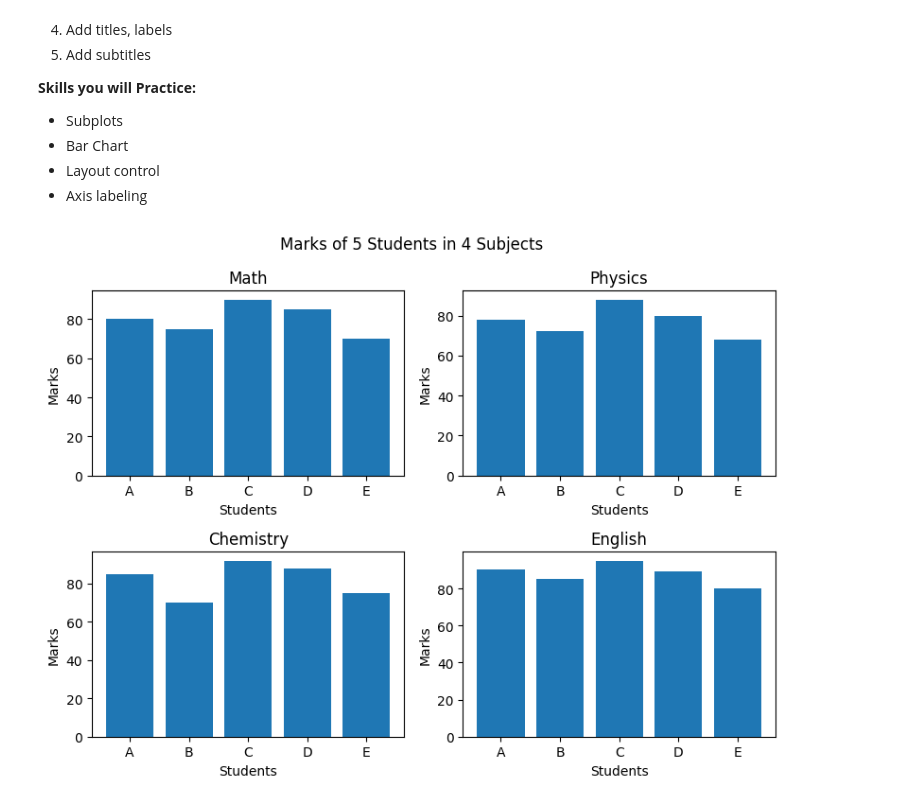
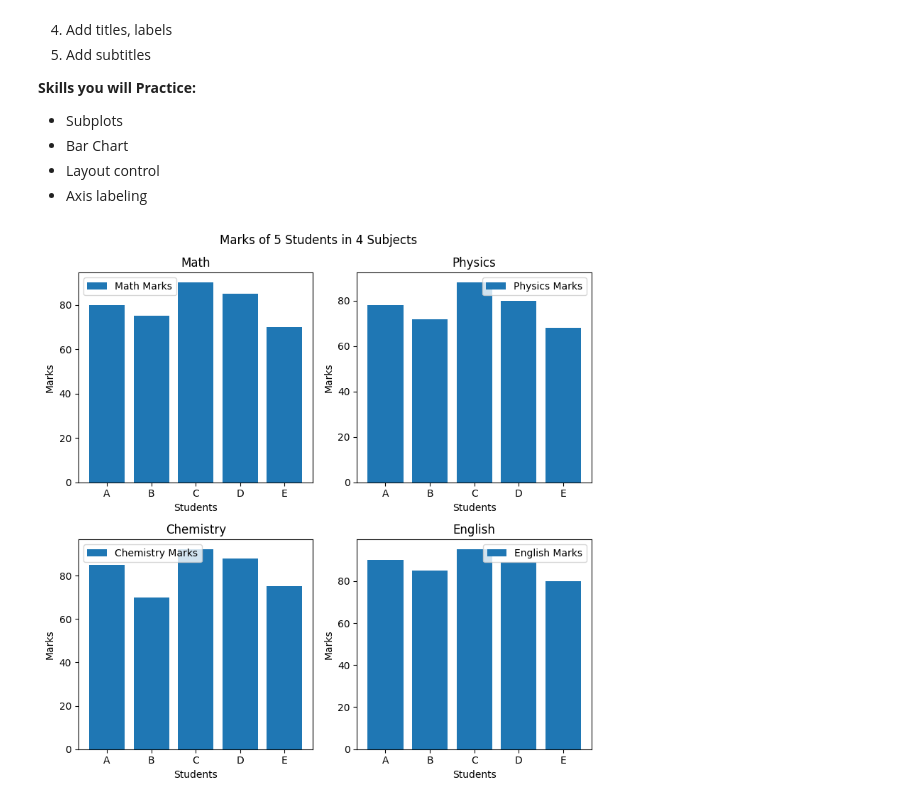
Before and after one commit to 1sazzad/Data-Science-Artificial-Intelligence-Foundation-Course, a Jupyter notebook: Matplotlib_Class_8.ipynb, the cells around one changed output. Saved outputs shown, nothing was run; the diff lists cells and outputs as text; code cells hidden in the pictures.

```diff
--- a/Matplotlib_Class_8.ipynb
+++ b/Matplotlib_Class_8.ipynb
@@ -488,37 +623,40 @@ import numpy as np
 
 students = ["A", "B", "C", "D", "E"]
 
 math = np.array([80, 75, 90, 85, 70])
 physics = np.array([78, 72, 88, 80, 68])
 chemistry = np.array([85, 70, 92, 88, 75])
 english = np.array([90, 85, 95, 89, 80])
 
 
-fig, axs = plt.subplots(2, 2, figsize=(8, 6))
+fig, axs = plt.subplots(2, 2, figsize=(8, 8))
 
-axs[0, 0].bar(students, math)
+axs[0, 0].bar(students, math, label="Math Marks")
 axs[0, 0].set_title("Math")
 axs[0, 0].set_xlabel("Students")
 axs[0, 0].set_ylabel("Marks")
+axs[0, 0].legend()
 
-axs[0, 1].bar(students, physics)
+axs[0, 1].bar(students, physics, label="Physics Marks")
 axs[0, 1].set_title("Physics")
 axs[0, 1].set_xlabel("Students")
 axs[0, 1].set_ylabel("Marks")
+axs[0, 1].legend()
 
-axs[1, 0].bar(students, chemistry)
+axs[1, 0].bar(students, chemistry, label="Chemistry Marks")
 axs[1, 0].set_title("Chemistry")
 axs[1, 0].set_xlabel("Students")
 axs[1, 0].set_ylabel("Marks")
+axs[1, 0].legend()
 
-
-axs[1, 1].bar(students, english)
+axs[1, 1].bar(students, english, label="English Marks")
 axs[1, 1].set_title("English")
 axs[1, 1].set_xlabel("Students")
 axs[1, 1].set_ylabel("Marks")
+axs[1, 1].legend()
 
 plt.suptitle("Marks of 5 Students in 4 Subjects")
 plt.tight_layout()
 plt.show()
 # %% [output]
-[figure, old version]
+[figure, new version]
```
Also changed, not shown: parts of 11 cells of this notebook.
